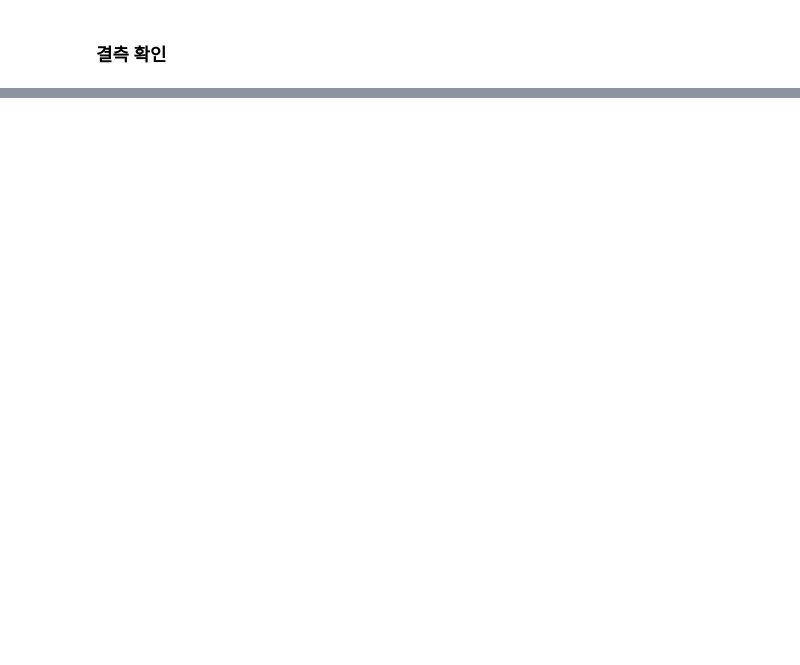
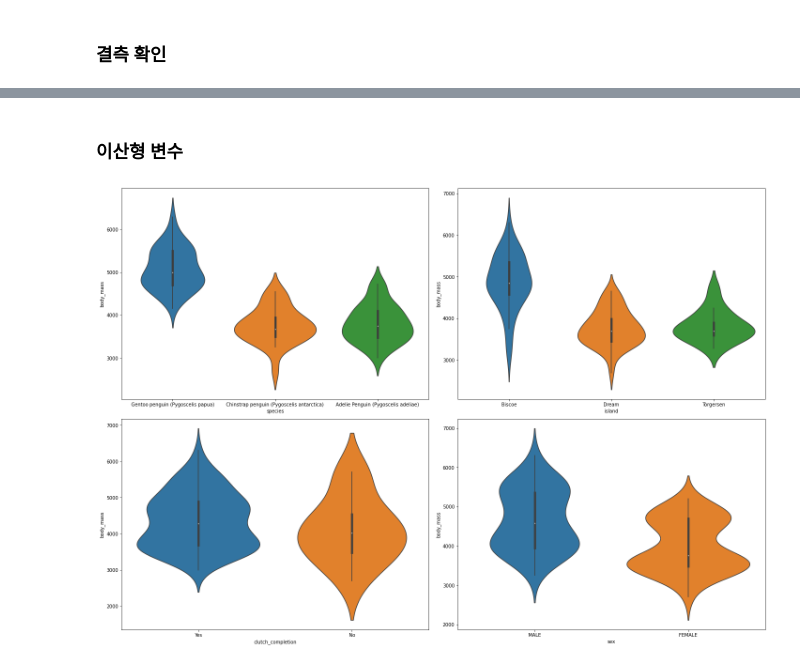
Before and after one commit to Hankyul-k/dacon, a Jupyter notebook: penguin_EDA.ipynb, the cells around one changed output, grey strips where cells are left out. Cells and saved outputs as stored; diff of their text form; code cells hidden in the pictures; blank space fills up the shorter version.

```diff
--- a/penguin_EDA.ipynb
+++ b/penguin_EDA.ipynb
@@ -82,0 +105,2 @@ test.shape
+# %%
+cate = train.dtypes[train.dtypes=='object'].index.tolist()
@@ -145,0 +195,16 @@ for df in [train,test]:
+# %% [markdown]
+### 이산형 변수
+# %%
+plt.figure(figsize=(20,15))
+
+for i in range(len(cate)):
+    plt.subplot(2,2,i+1)
+    plt.xlabel(cate[i])
+    plt.ylabel('body_mass')
+    sns.violinplot(x= train[cate[i]], y= train['body_mass'])
+plt.tight_layout(rect=[0, 0.03, 1, 0.95])
+plt.show()
+
+# ssu통계학과님 그래프 참조
+# %% [output]
+[figure, added]
```
Also changed, not shown: parts of 20 cells of this notebook, 1 other file.
